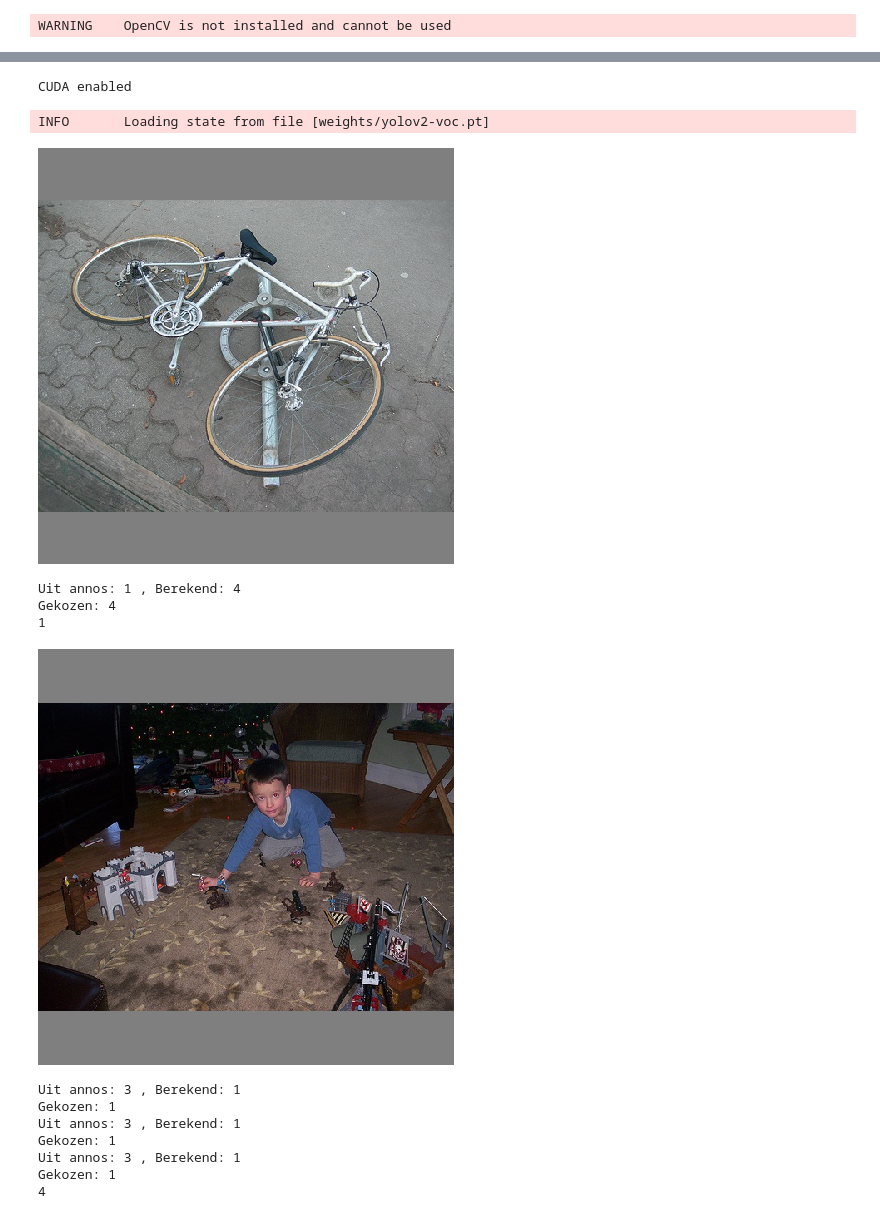
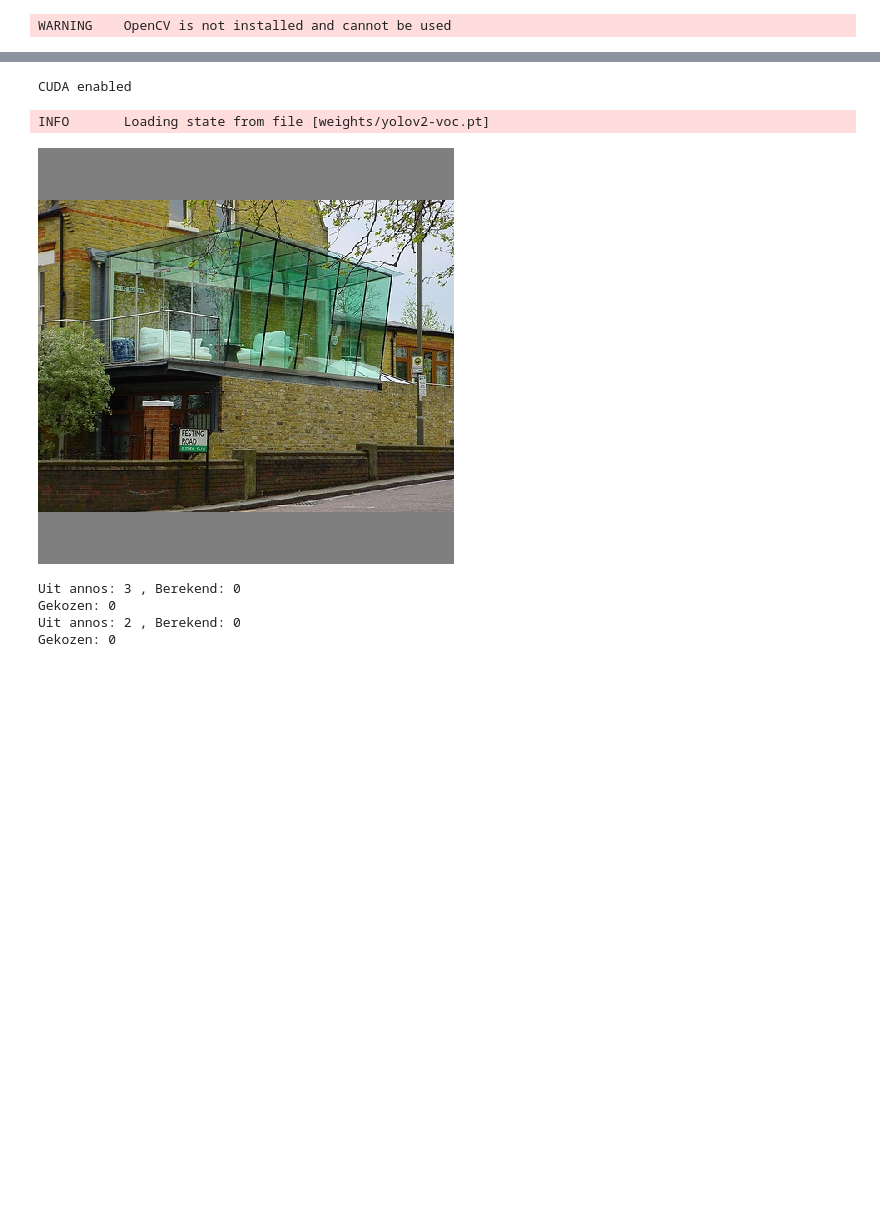
Before and after one commit to AntonPeeters/Interpretable-Object-Detection, a Jupyter notebook: object interpretation.ipynb, the cells around one changed output, grey strips where cells are left out. Drawn from its saved outputs; the diff is of its cells as text; code cells hidden in the pictures; blank space fills up the shorter version.

```diff
--- a/object interpretation.ipynb
+++ b/object interpretation.ipynb
@@ -95,51 +68,44 @@ else:
 # Path variables
 network_path = 'cfg/yolo.py'
 annos_path = 'data/VOCdevkit/VOC2007/Annotations/'
 weights_path = 'weights/yolov2-voc.pt'
 
 # Variables
 anchorbox_threshold = 1.0
 
-# Initialize network and load weigths
-params = ln.engine.HyperParameters.from_file(network_path)
-params.load(weights_path)
-
 gradients_as_arr_list = []
-#chosen_images = ['VOC2007/JPEGImages/000003']
+chosen_images = ['VOC2007/JPEGImages/000003']
 
 for image in chosen_images:
     # New path
     new_path = annos_path + image.split('/')[-1] + '.xml'
+
+    # Initialize network and load weights
+    params = ln.engine.HyperParameters.from_file(network_path)
+    params.load(weights_path)
 
     # Load annos
     annos = bb.io.load('anno_pascalvoc', new_path, ip.identify)
 
     # Run model
     params, img_tf, annos = ip.detect_new(params, annos, new_path , device)
     display(ip.utils.show_image(img_tf.data.cpu().numpy()[0]))
 
     # Vanilla backprop
     VBP = ip.backprop.VanillaBackprop(params, device)
 
     # Generate gradients
-    gradients_as_arr = VBP.generate_gradients(params, img_tf, annos, device, anchorbox_threshold)
+    gradients_as_arr = VBP.generate_gradients(params, img_tf, annos, device, anchorbox_threshold, class_flag=False, box_flag=True)
     for gradient in gradients_as_arr:
         gradients_as_arr_list.append(gradient)
 # %% [output]
 CUDA enabled
 INFO       Loading state from file [weights/yolov2-voc.pt]
-[figure, old version]
+[figure, new version]
-Uit annos: 1 , Berekend: 4
-Gekozen: 4
-1
+Uit annos: 3 , Berekend: 0
+Gekozen: 0
+Uit annos: 2 , Berekend: 0
+Gekozen: 0
-[figure, removed]
-Uit annos: 3 , Berekend: 1
-Gekozen: 1
-Uit annos: 3 , Berekend: 1
-Gekozen: 1
-Uit annos: 3 , Berekend: 1
-Gekozen: 1
-4
 # %%
 # Normalize to grayscale and show images
 gradients_list = ip.utils.normalize(gradients_as_arr_list, True)
```
Also changed, not shown: parts of 3 cells of this notebook, 1 other file.
